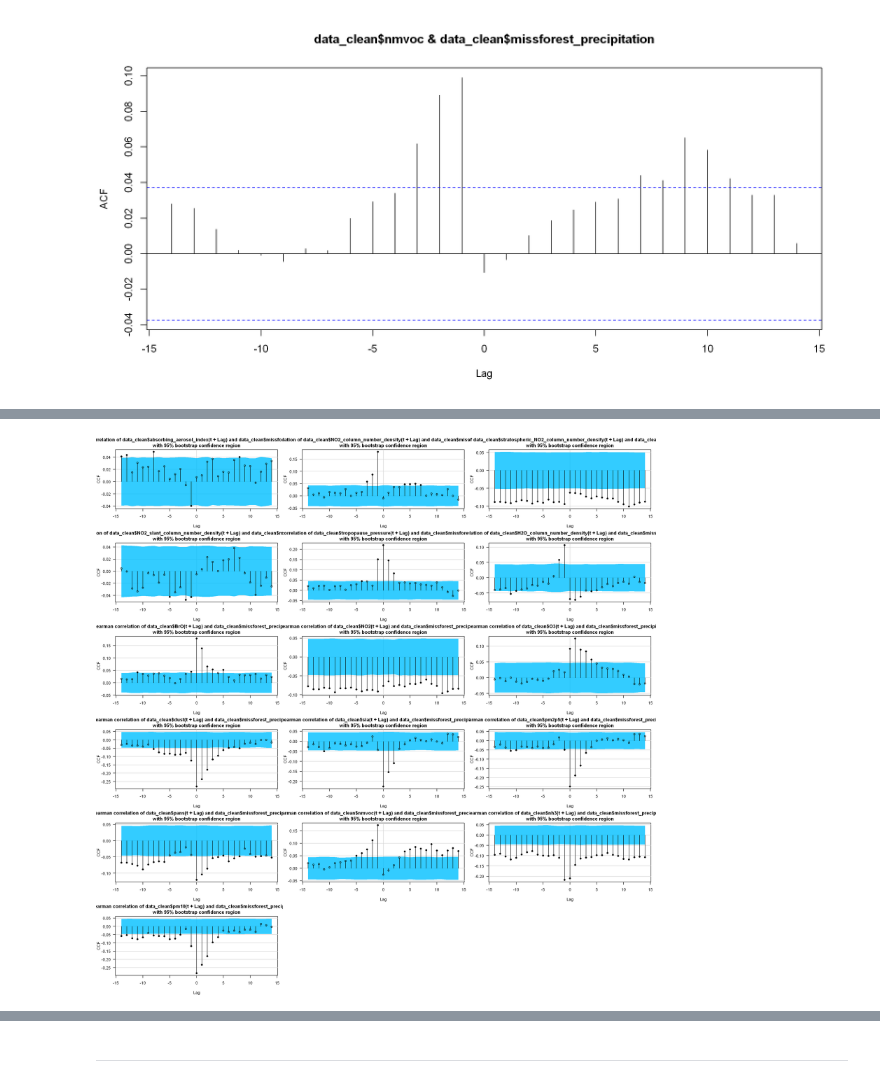
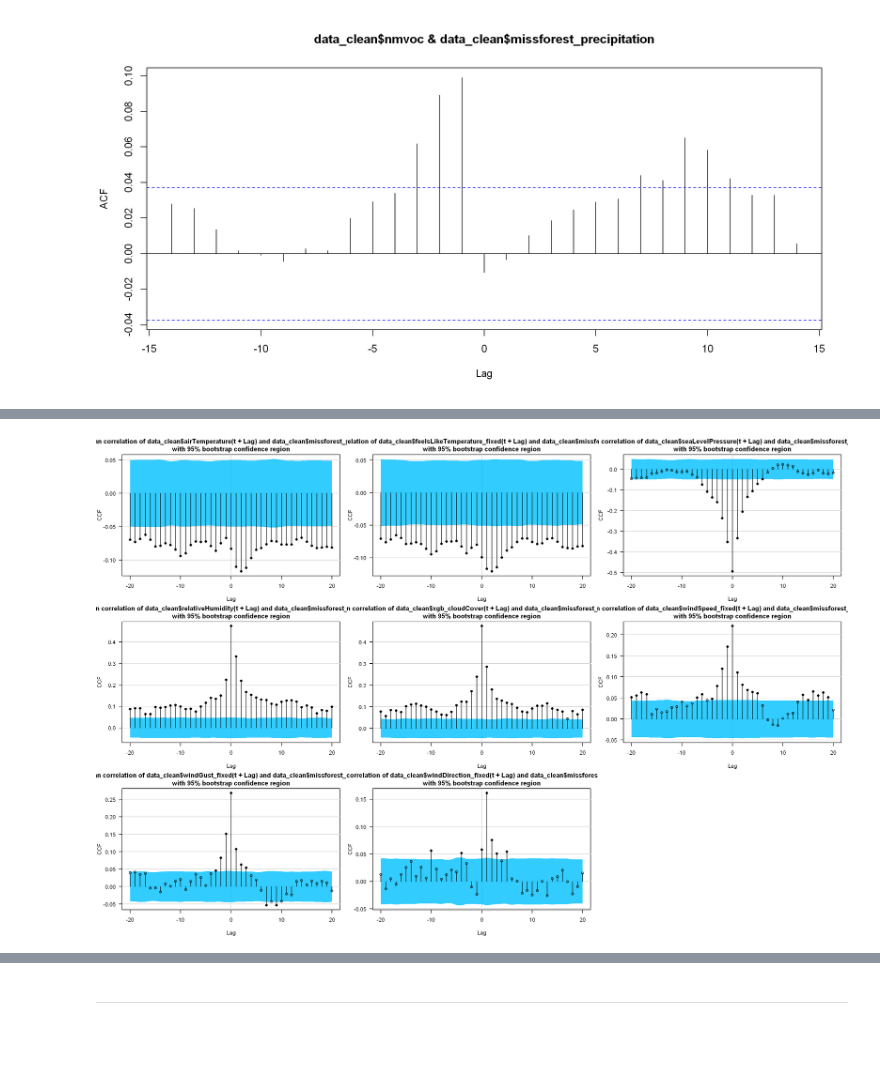
Before and after one commit to rugcer04/Duomenu_mokslo_projektas, a Jupyter notebook: code/R/EDA/dependency_analysis.ipynb, the cells around one changed output, grey strips where cells are left out. Drawn from its saved outputs; the diff is of its cells as text; code cells hidden in the pictures; blank space fills up the shorter version.

```diff
--- a/code/R/EDA/dependency_analysis.ipynb
+++ b/code/R/EDA/dependency_analysis.ipynb
@@ -553,27 +1191,19 @@ print(ccf_boot(data_clean$nmvoc, data_clean$missforest_precipitation, lag.max =
 # %%
-options(repr.plot.width = 15, repr.plot.height = 15, repr.plot.res = 200)
-par(mfrow = c(6, 3), mar = c(4, 4, 3, 1))
+options(repr.plot.width = 15, repr.plot.height = 10, repr.plot.res = 200)
+par(mfrow = c(3, 3), mar = c(4, 4, 3, 1))
 
-ccf_boot(data_clean$absorbing_aerosol_index, data_clean$missforest_precipitation, lag.max = 14, plot = "Spearman")
-ccf_boot(data_clean$NO2_column_number_density, data_clean$missforest_precipitation, lag.max = 14, plot = "Spearman")
-ccf_boot(data_clean$stratospheric_NO2_column_number_density, data_clean$missforest_precipitation, lag.max = 14, plot = "Spearman")
-ccf_boot(data_clean$NO2_slant_column_number_density, data_clean$missforest_precipitation, lag.max = 14, plot = "Spearman")
-ccf_boot(data_clean$tropopause_pressure, data_clean$missforest_precipitation, lag.max = 14, plot = "Spearman")
-ccf_boot(data_clean$H2O_column_number_density, data_clean$missforest_precipitation, lag.max = 14, plot = "Spearman")
-ccf_boot(data_clean$BrO, data_clean$missforest_precipitation, lag.max = 14, plot = "Spearman")
-ccf_boot(data_clean$NO2, data_clean$missforest_precipitation, lag.max = 14, plot = "Spearman")
-ccf_boot(data_clean$O3, data_clean$missforest_precipitation, lag.max = 14, plot = "Spearman")
-ccf_boot(data_clean$dust, data_clean$missforest_precipitation, lag.max = 14, plot = "Spearman")
-ccf_boot(data_clean$sia, data_clean$missforest_precipitation, lag.max = 14, plot = "Spearman")
-ccf_boot(data_clean$pm2p5, data_clean$missforest_precipitation, lag.max = 14, plot = "Spearman")
-ccf_boot(data_clean$pans, data_clean$missforest_precipitation, lag.max = 14, plot = "Spearman")
-ccf_boot(data_clean$nmvoc, data_clean$missforest_precipitation, lag.max = 14, plot = "Spearman")
-ccf_boot(data_clean$nh3, data_clean$missforest_precipitation, lag.max = 14, plot = "Spearman")
-ccf_boot(data_clean$pm10, data_clean$missforest_precipitation, lag.max = 14, plot = "Spearman")
+ccf_boot(data_clean$airTemperature, data_clean$missforest_precipitation, lag.max = 20, plot = "Spearman")
+ccf_boot(data_clean$feelsLikeTemperature_fixed, data_clean$missforest_precipitation, lag.max = 20, plot = "Spearman")
+ccf_boot(data_clean$seaLevelPressure, data_clean$missforest_precipitation, lag.max = 20, plot = "Spearman")
+ccf_boot(data_clean$relativeHumidity, data_clean$missforest_precipitation, lag.max = 20, plot = "Spearman")
+ccf_boot(data_clean$xgb_cloudCover, data_clean$missforest_precipitation, lag.max = 20, plot = "Spearman")
+ccf_boot(data_clean$windSpeed_fixed, data_clean$missforest_precipitation, lag.max = 20, plot = "Spearman")
+ccf_boot(data_clean$windGust_fixed, data_clean$missforest_precipitation, lag.max = 20, plot = "Spearman")
+ccf_boot(data_clean$windDirection_fixed, data_clean$missforest_precipitation, lag.max = 20, plot = "Spearman")
 
 par(mfrow = c(1, 1))
 # %% [output]
-[figure, old version]
+[figure, new version]
 # %%
 options(repr.plot.width = 12, repr.plot.height = 6, repr.plot.res = 200)
 
```
Also changed, not shown: parts of 27 cells of this notebook.
